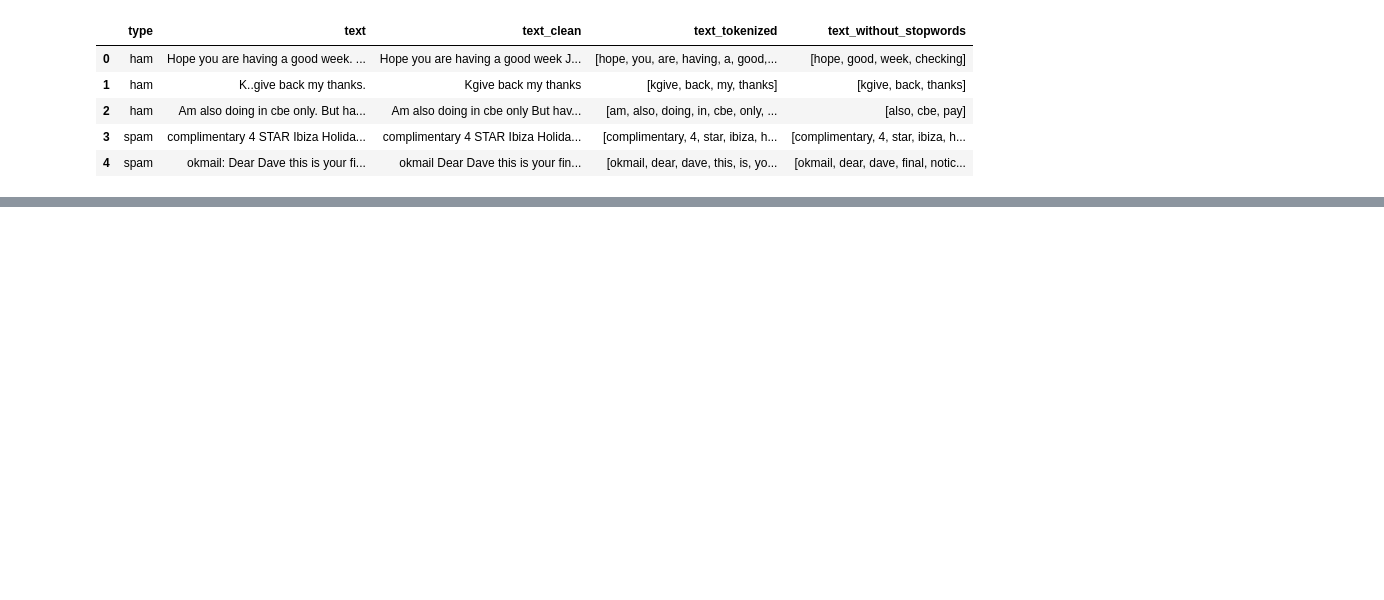
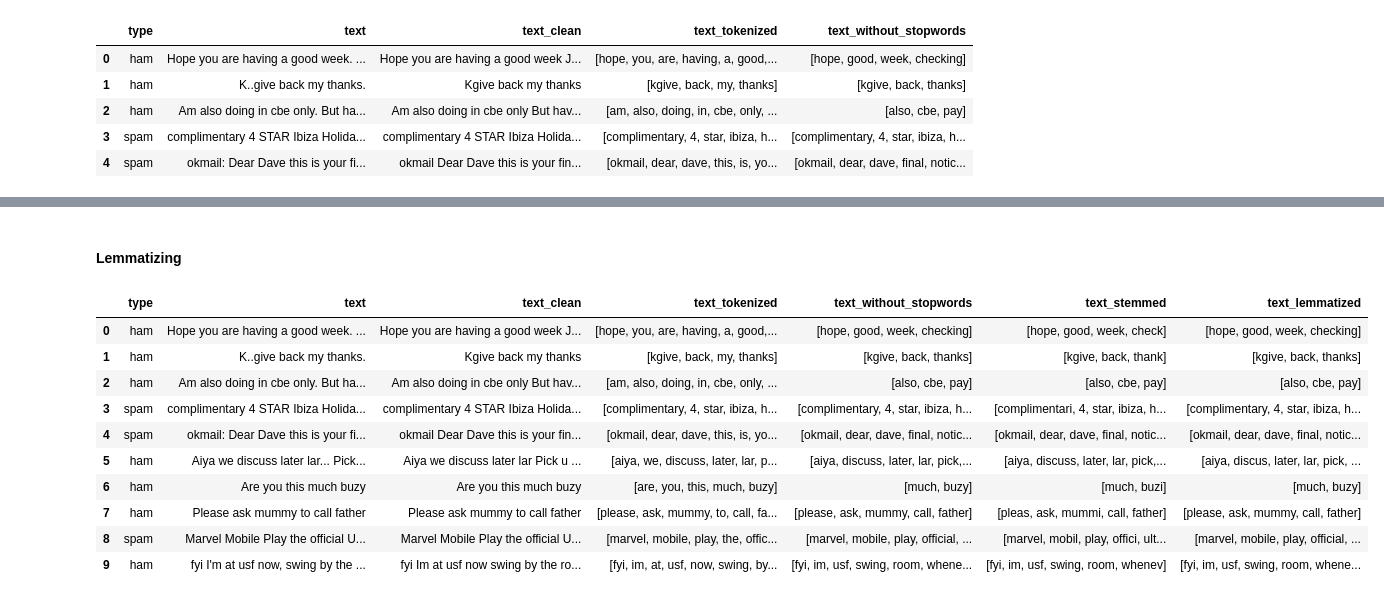
Before and after one commit to Dennypalinggi/nlp_spam_classification, a Jupyter notebook: nlp_spam_classification.ipynb, the cells around one changed output, grey strips where cells are left out. Saved outputs shown, nothing was run; the diff lists cells and outputs as text; code cells hidden in the pictures; blank space fills up the shorter version.

Commit message:
Adding Stemming and lemmatization

```diff
--- a/nlp_spam_classification.ipynb
+++ b/nlp_spam_classification.ipynb
@@ -104,0 +120,10 @@ df.head()
+# %%
+ps = nltk.PorterStemmer()
+# %%
+def stemming(tokenized_text):
+    text = [ps.stem(word) for word in tokenized_text]
+    return text
+
+df['text_stemmed'] = df['text_without_stopwords'].apply(lambda x: stemming(x))
+
+df.head()
@@ -104,0 +137,24 @@ df.head()
+# %%
+wn = nltk.WordNetLemmatizer()
+# %% [markdown]
+#### Lemmatizing
+# %%
+def lemmatizing(tokenized_text):
+    text = [wn.lemmatize(word) for word in tokenized_text]
+    return text
+
+df['text_lemmatized'] = df['text_without_stopwords'].apply(lambda x: lemmatizing(x))
+
+df.head(10)
+# %% [output]
+|  | type | text | text_clean | text_tokenized | text_without_stopwords | text_stemmed | text_lemmatized |
+| 0 | ham | Hope you are having a good week. ... | Hope you are having a good week J... | [hope, you, are, having, a, good,... | [hope, good, week, checking] | [hope, good, week, check] | [hope, good, week, checking] |
+| 1 | ham | K..give back my thanks. | Kgive back my thanks | [kgive, back, my, thanks] | [kgive, back, thanks] | [kgive, back, thank] | [kgive, back, thanks] |
+| 2 | ham | Am also doing in cbe only. But ha... | Am also doing in cbe only But hav... | [am, also, doing, in, cbe, only, ... | [also, cbe, pay] | [also, cbe, pay] | [also, cbe, pay] |
+| 3 | spam | complimentary 4 STAR Ibiza Holida... | complimentary 4 STAR Ibiza Holida... | [complimentary, 4, star, ibiza, h... | [complimentary, 4, star, ibiza, h... | [complimentari, 4, star, ibiza, h... | [complimentary, 4, star, ibiza, h... |
+| 4 | spam | okmail: Dear Dave this is your fi... | okmail Dear Dave this is your fin... | [okmail, dear, dave, this, is, yo... | [okmail, dear, dave, final, notic... | [okmail, dear, dave, final, notic... | [okmail, dear, dave, final, notic... |
+| 5 | ham | Aiya we discuss later lar... Pick... | Aiya we discuss later lar Pick u ... | [aiya, we, discuss, later, lar, p... | [aiya, discuss, later, lar, pick,... | [aiya, discuss, later, lar, pick,... | [aiya, discus, later, lar, pick, ... |
+| 6 | ham | Are you this much buzy | Are you this much buzy | [are, you, this, much, buzy] | [much, buzy] | [much, buzi] | [much, buzy] |
+| 7 | ham | Please ask mummy to call father | Please ask mummy to call father | [please, ask, mummy, to, call, fa... | [please, ask, mummy, call, father] | [pleas, ask, mummi, call, father] | [please, ask, mummy, call, father] |
+| 8 | spam | Marvel Mobile Play the official U... | Marvel Mobile Play the official U... | [marvel, mobile, play, the, offic... | [marvel, mobile, play, official, ... | [marvel, mobil, play, offici, ult... | [marvel, mobile, play, official, ... |
+| 9 | ham | fyi I'm at usf now, swing by the ... | fyi Im at usf now swing by the ro... | [fyi, im, at, usf, now, swing, by... | [fyi, im, usf, swing, room, whene... | [fyi, im, usf, swing, room, whenev] | [fyi, im, usf, swing, room, whene... |
```
Also changed, not shown: parts of 10 cells of this notebook.
